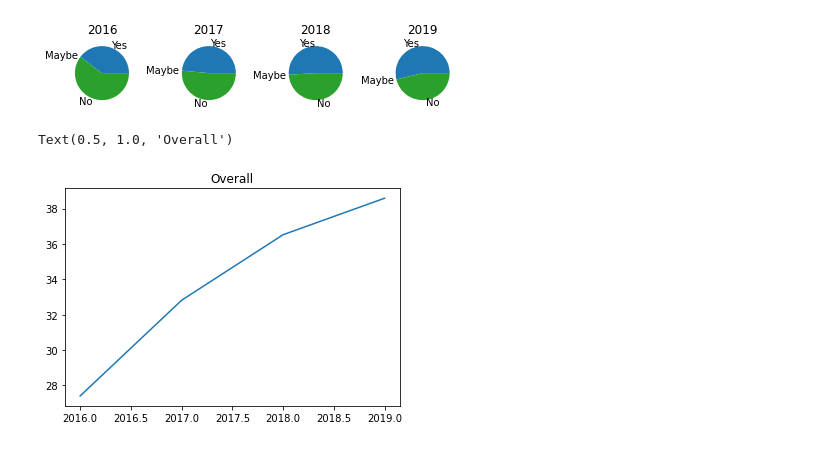
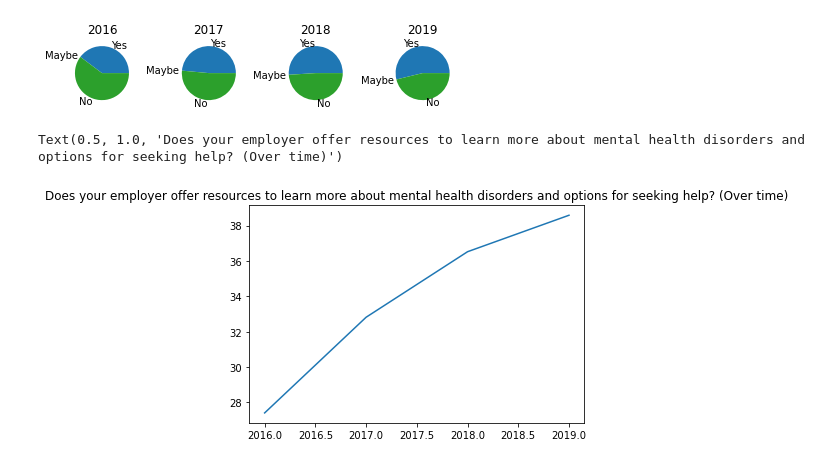
Before and after one commit to mich-matocha/data-therapy, a Jupyter notebook: Questions 17,18,19,85,69.ipynb, the cells around one changed output. Cells and saved outputs as stored; diff of their text form; code cells hidden in the pictures.

```diff
--- a/Questions 17,18,19,85,69.ipynb
+++ b/Questions 17,18,19,85,69.ipynb
@@ -425,10 +424,10 @@ plt.title('2019')
 plt.tight_layout()
 # %% [output]
 [figure]
-# %%
-plt.plot(years,q_16_list)
-
-plt.title('Overall')
-# %% [output]
-Text(0.5, 1.0, 'Overall')
-[figure, removed]
+# %%
+plt.plot(years,q_16_list)
+
+plt.title('Does your employer offer resources to learn more about mental health disorders and options for seeking help? (Over time)')
+# %% [output]
+Text(0.5, 1.0, 'Does your employer offer resources to learn more about mental health disorders and options for seeking help? (Over time)')
+[figure, added]
```
Also changed, not shown: parts of 5 cells of this notebook.
